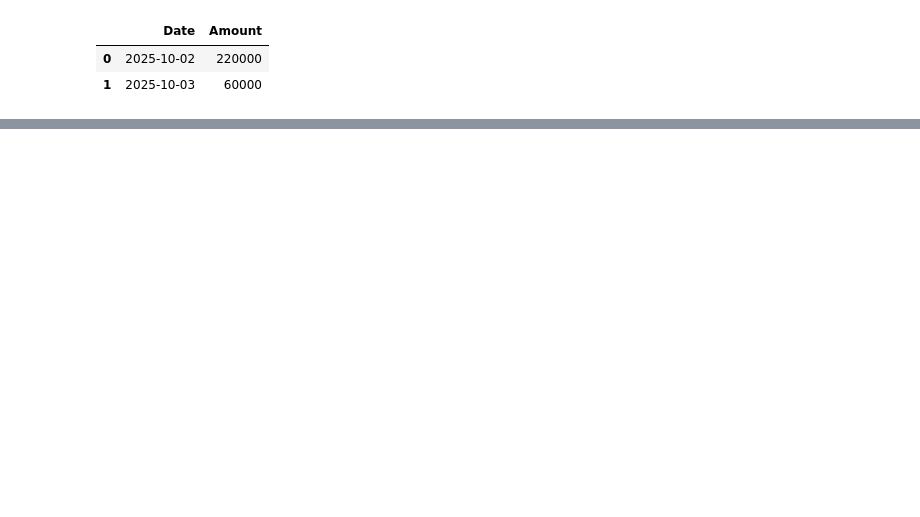
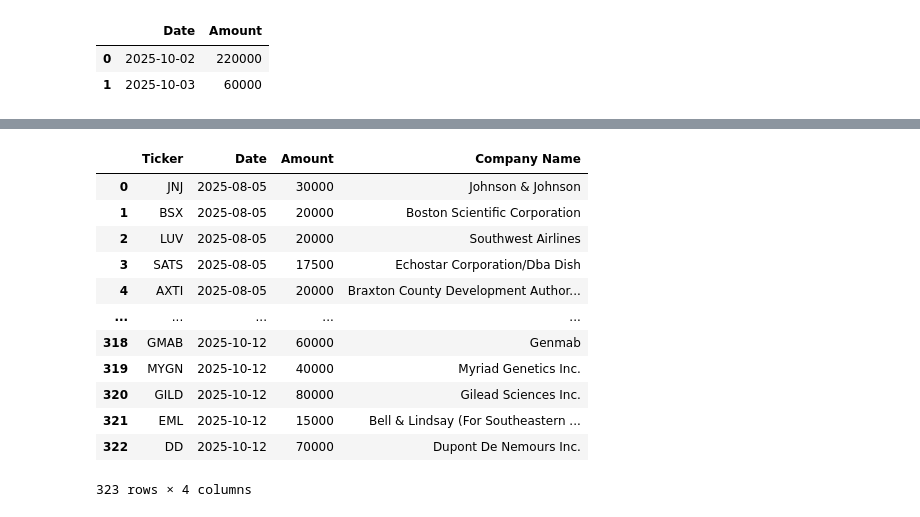
Before and after one commit to fonanroley/projects, a Jupyter notebook: corp_lobb_analysis.ipynb, the cells around one changed output, grey strips where cells are left out. Cells and saved outputs as stored; diff of their text form; code cells hidden in the pictures; blank space fills up the shorter version.

```diff
--- a/corp_lobb_analysis.ipynb
+++ b/corp_lobb_analysis.ipynb
@@ -308,0 +215,23 @@ df_ticker
+# %%
+#sum together amounts that occurred on the same day for the same ticker to count as one 'transaction'
+
+df_collapsed = (df.groupby(['Ticker', 'Date'], as_index=False)
+                .agg({
+                    'Amount':'sum',
+                    'Company Name':'first'
+                })).sort_values('Date', ascending=True).reset_index(drop=True)
+df_collapsed
+# %% [output]
+|  | Ticker | Date | Amount | Company Name |
+| 0 | JNJ | 2025-08-05 | 30000 | Johnson & Johnson |
+| 1 | BSX | 2025-08-05 | 20000 | Boston Scientific Corporation |
+| 2 | LUV | 2025-08-05 | 20000 | Southwest Airlines |
+| 3 | SATS | 2025-08-05 | 17500 | Echostar Corporation/Dba Dish |
+| 4 | AXTI | 2025-08-05 | 20000 | Braxton County Development Author... |
+| ... | ... | ... | ... | ... |
+| 318 | GMAB | 2025-10-12 | 60000 | Genmab |
+| 319 | MYGN | 2025-10-12 | 40000 | Myriad Genetics Inc. |
+| 320 | GILD | 2025-10-12 | 80000 | Gilead Sciences Inc. |
+| 321 | EML | 2025-10-12 | 15000 | Bell & Lindsay (For Southeastern ... |
+| 322 | DD | 2025-10-12 | 70000 | Dupont De Nemours Inc. |
+323 rows × 4 columns
```
Also changed, not shown: parts of 19 cells of this notebook.
